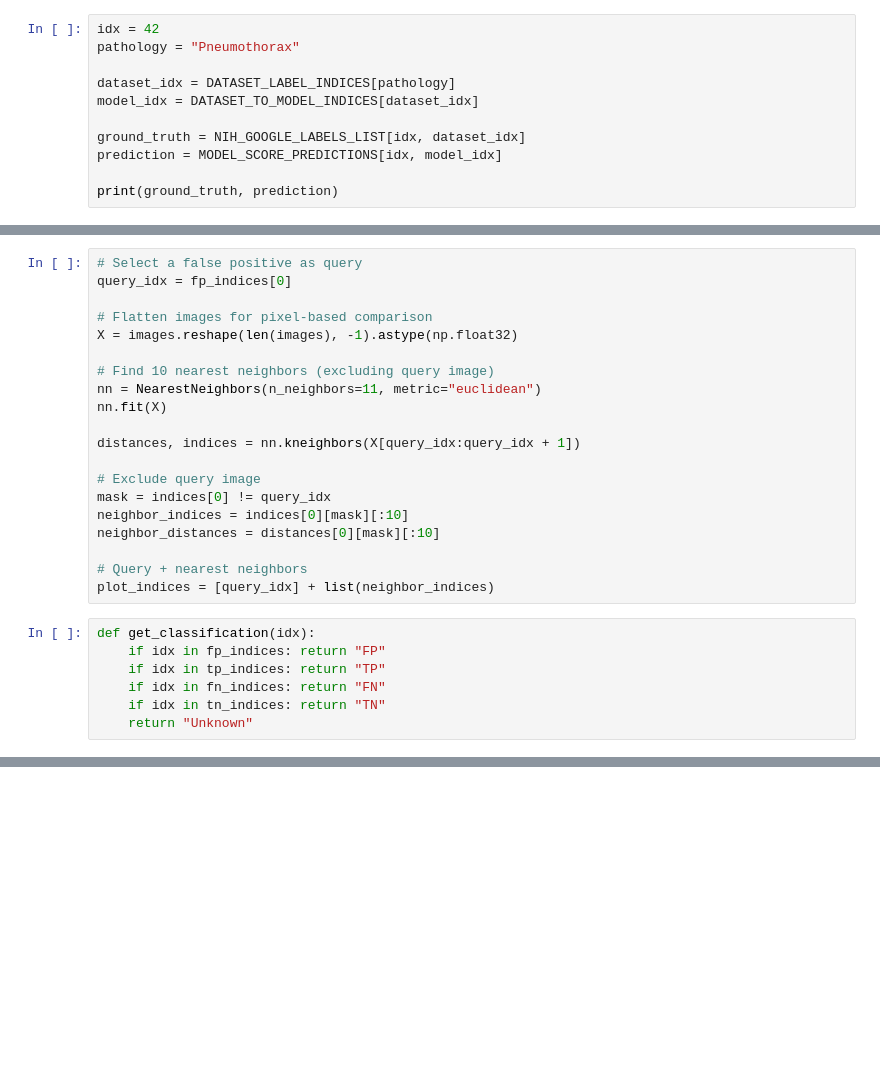
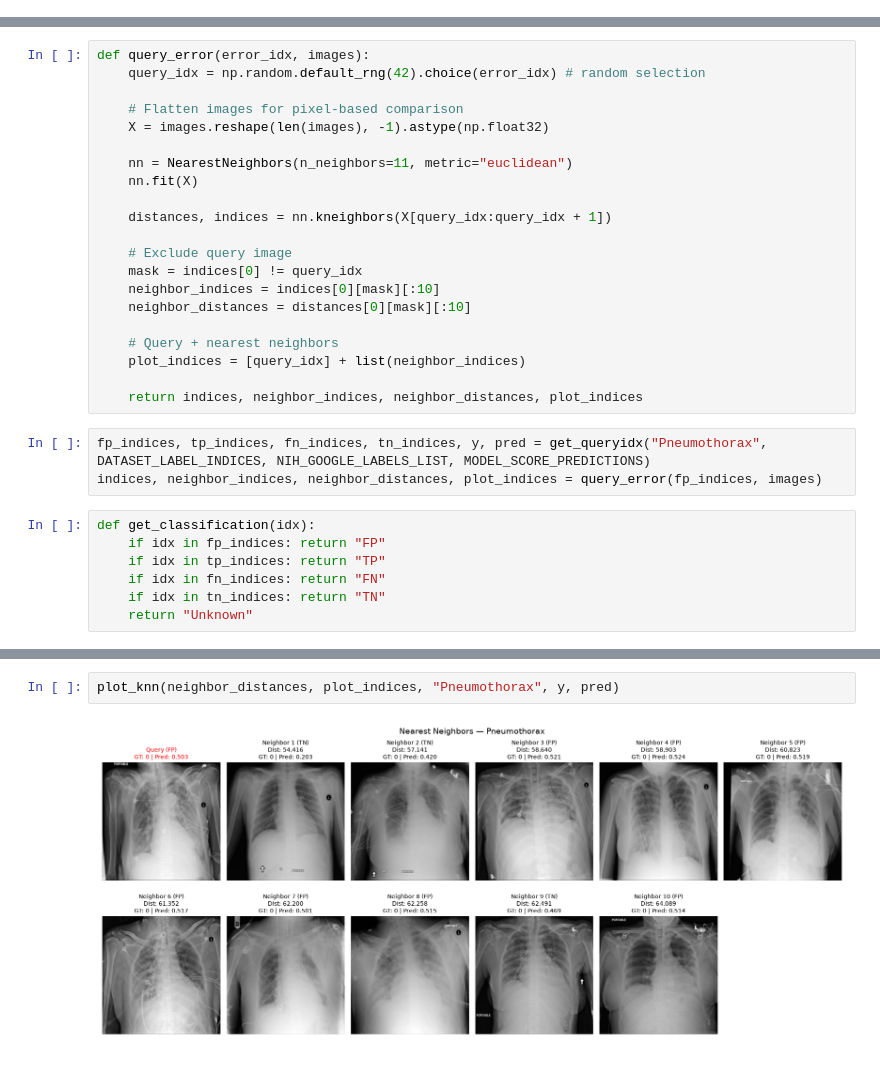
Before and after one commit to ngChris/ai-vis-lab-2026-x-rayable-ai, a Jupyter notebook: phase1-model-behavior/ai-guided-pair/neighbor_analysis.ipynb, the cells around one changed output, grey strips where cells are left out. Drawn from its saved outputs; the diff is of its cells as text; blank space fills up the shorter version.

```diff
--- a/phase1-model-behavior/ai-guided-pair/neighbor_analysis.ipynb
+++ b/phase1-model-behavior/ai-guided-pair/neighbor_analysis.ipynb
@@ -20,11 +10,0 @@ VBox(children=(HBox(children=(Dropdown(description='Projection:', layout=Layout(
-# %%
-idx = 42
-pathology = "Pneumothorax"
-
-dataset_idx = DATASET_LABEL_INDICES[pathology]
-model_idx = DATASET_TO_MODEL_INDICES[dataset_idx]
-
-ground_truth = NIH_GOOGLE_LABELS_LIST[idx, dataset_idx]
-prediction = MODEL_SCORE_PREDICTIONS[idx, model_idx]
-
-print(ground_truth, prediction)
@@ -57,23 +45,27 @@ found 1695 images
 # %%
-# Select a false positive as query
-query_idx = fp_indices[0]
+def query_error(error_idx, images):
+    query_idx = np.random.default_rng(42).choice(error_idx) # random selection
 
-# Flatten images for pixel-based comparison
-X = images.reshape(len(images), -1).astype(np.float32)
+    # Flatten images for pixel-based comparison
+    X = images.reshape(len(images), -1).astype(np.float32)
 
-# Find 10 nearest neighbors (excluding query image)
-nn = NearestNeighbors(n_neighbors=11, metric="euclidean")
-nn.fit(X)
+    nn = NearestNeighbors(n_neighbors=11, metric="euclidean")
+    nn.fit(X)
 
-distances, indices = nn.kneighbors(X[query_idx:query_idx + 1])
+    distances, indices = nn.kneighbors(X[query_idx:query_idx + 1])
 
-# Exclude query image
-mask = indices[0] != query_idx
-neighbor_indices = indices[0][mask][:10]
-neighbor_distances = distances[0][mask][:10]
+    # Exclude query image
+    mask = indices[0] != query_idx
+    neighbor_indices = indices[0][mask][:10]
+    neighbor_distances = distances[0][mask][:10]
 
-# Query + nearest neighbors
-plot_indices = [query_idx] + list(neighbor_indices)
+    # Query + nearest neighbors
+    plot_indices = [query_idx] + list(neighbor_indices)
+
+    return indices, neighbor_indices, neighbor_distances, plot_indices
+# %%
+fp_indices, tp_indices, fn_indices, tn_indices, y, pred = get_queryidx("Pneumothorax", DATASET_LABEL_INDICES, NIH_GOOGLE_LABELS_LIST, MODEL_SCORE_PREDICTIONS)
+indices, neighbor_indices, neighbor_distances, plot_indices = query_error(fp_indices, images)
 # %%
 def get_classification(idx):
     if idx in fp_indices: return "FP"
@@ -135,0 +112,4 @@ plt.show()
+# %%
+plot_knn(neighbor_distances, plot_indices, "Pneumothorax", y, pred)
+# %% [output]
+[figure, added]
```
Also changed, not shown: parts of 8 cells of this notebook.
